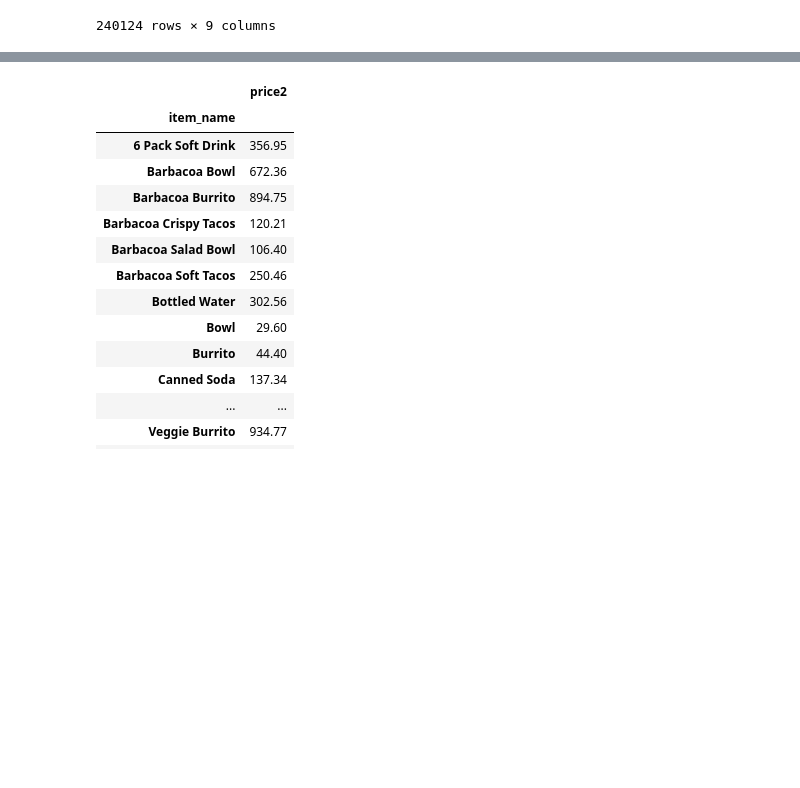
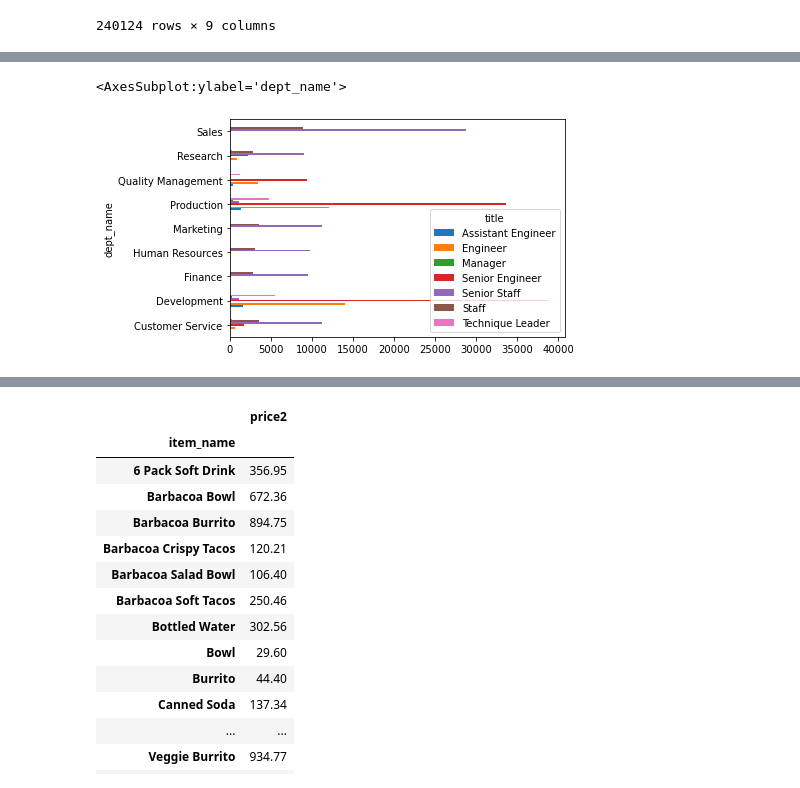
Before and after one commit to ljackson707/numpy-pandas-visualization-exercises, a Jupyter notebook: advanced_dataframes.ipynb, the cells around one changed output, grey strips where cells are left out. Cells and saved outputs as stored; diff of their text form; code cells hidden in the pictures; blank space fills up the shorter version.

```diff
--- a/advanced_dataframes.ipynb
+++ b/advanced_dataframes.ipynb
@@ -289,3 +380,9 @@ pd.crosstab(titles.title, titles.dept_name)
+# %%
+# This graphs the chart above
+pd.crosstab(titles.dept_name, titles.title).plot.barh()
+# %% [output]
+<AxesSubplot:ylabel='dept_name'>
+[figure, added]
 # %%
 #4) Use your get_db_url function to help you explore the data from the chipotle database.
 # Use the data to answer the following questions:
```
Also changed, not shown: parts of 35 cells of this notebook.
